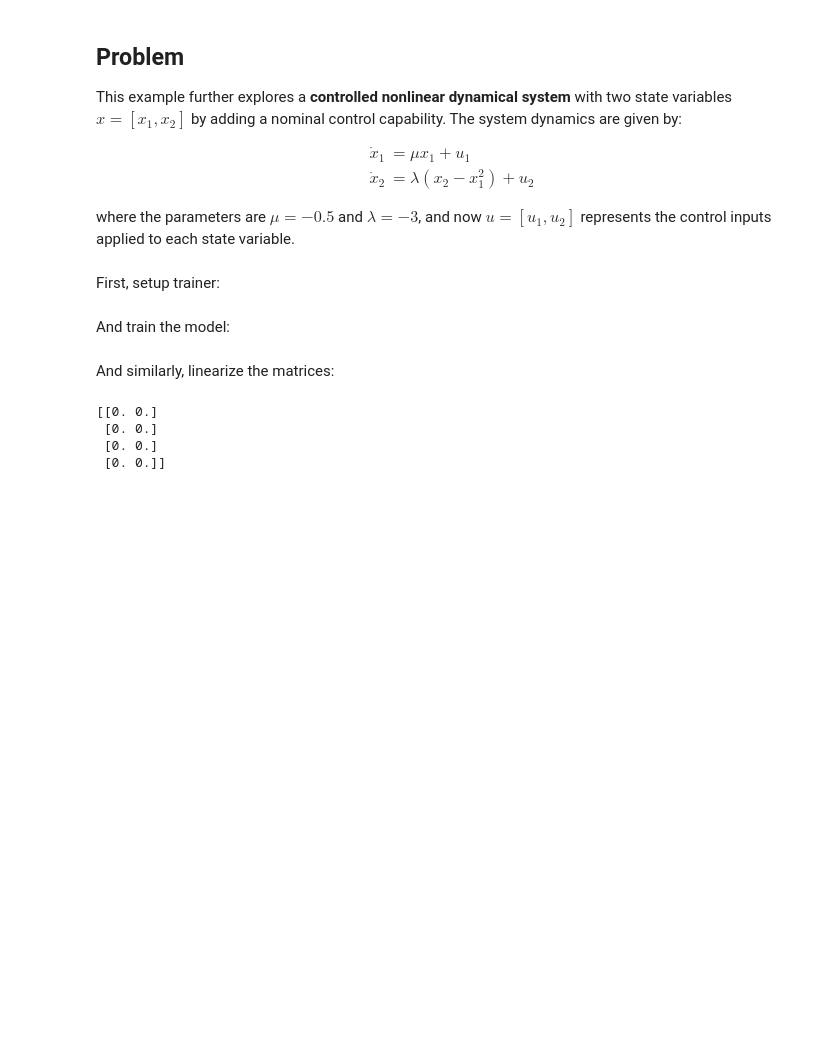
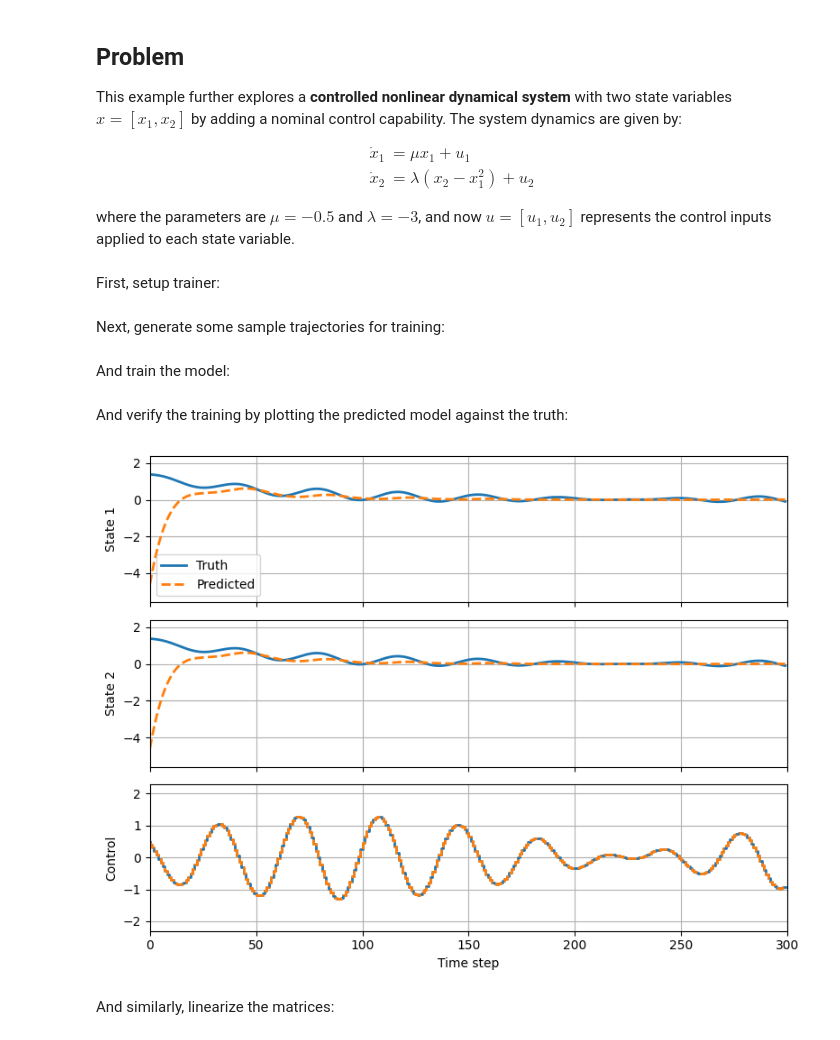
Before and after one commit to p-smith22/dymad-dev, a Jupyter notebook: examples/controllability/part_2.ipynb, the cells around one changed output. Drawn from its saved outputs; the diff is of its cells as text; code cells hidden in the pictures; blank space fills up the shorter version.

```diff
--- a/examples/controllability/part_2.ipynb
+++ b/examples/controllability/part_2.ipynb
@@ -267,0 +206,2 @@ data_config_path = 'kp_data_ctrl.yaml'
+# %% [markdown]
+Next, generate some sample trajectories for training:
@@ -276,18 +217,37 @@ trainer.train()
+# %% [markdown]
+And verify the training by plotting the predicted model against the truth:
+# %%
+# Sample a trajectory:
+sampler = TrajectorySampler(f, config='kp_data_ctrl.yaml')
+ts, xs, us, ys = sampler.sample(t_grid, batch=1)
+x_data = xs[0]
+t_data = ts[0]
+u_data = us[0]
+
+# The variation
+model, prd_func = load_model(KBF, f'kp_ctrl.pt')
+with torch.no_grad():
+    pred_cat = prd_func(x_data, t_data, u=u_data)
+res = [x_data, pred_cat]
+
+# Plot comparison:
+plot_traj(np.array(res), u_data, N, lab=["Truth", "Predicted"], line=["-", "--"])
+# %% [output]
+[figure, added]
 # %% [markdown]
 And similarly, linearize the matrices:
 # %%
+# Load model:
+model, prd_func = load_model(KBF, f'kp_ctrl.pt')
+
 # Get system matrices linearized around equilibrium (trim) condition:
 x_ref = np.array([0, 0])
-u_ref = np.array([0, 0])
+u_ref = np.array([0])
 A, B, C = linearize(model, x_ref, u_ref)
 
-# Grab the first matrices:
-A = A[0]
-B = B[0]
+# Discretize:
+dt = t_grid[1] - t_grid[0]
+A, B = discretize_system(A[0], B[0], dt)
+
+# Grab the first matrices for C:
 C = C[0]
-print(B)
-# %% [output]
-[[0. 0.]
- [0. 0.]
- [0. 0.]
- [0. 0.]]
```
Also changed, not shown: parts of 19 cells of this notebook, 5 other files.
